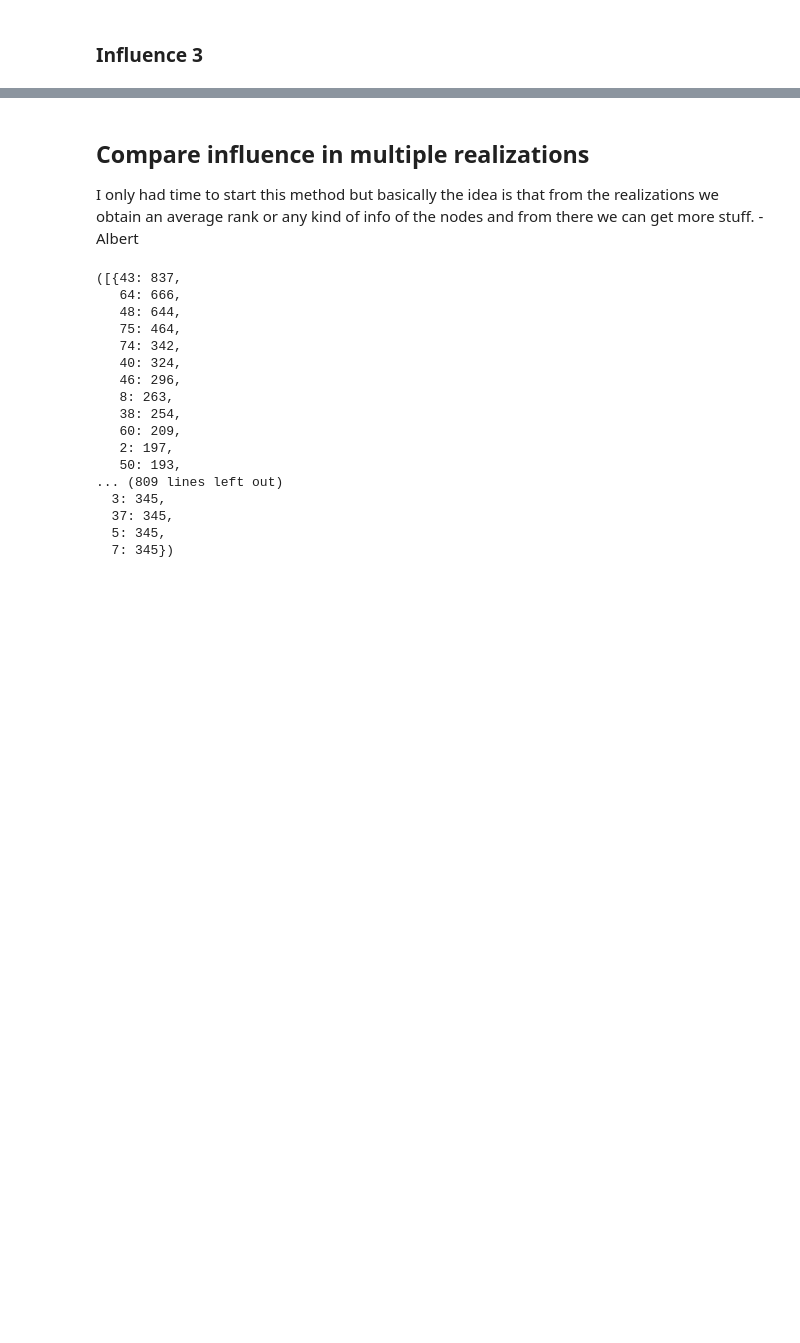
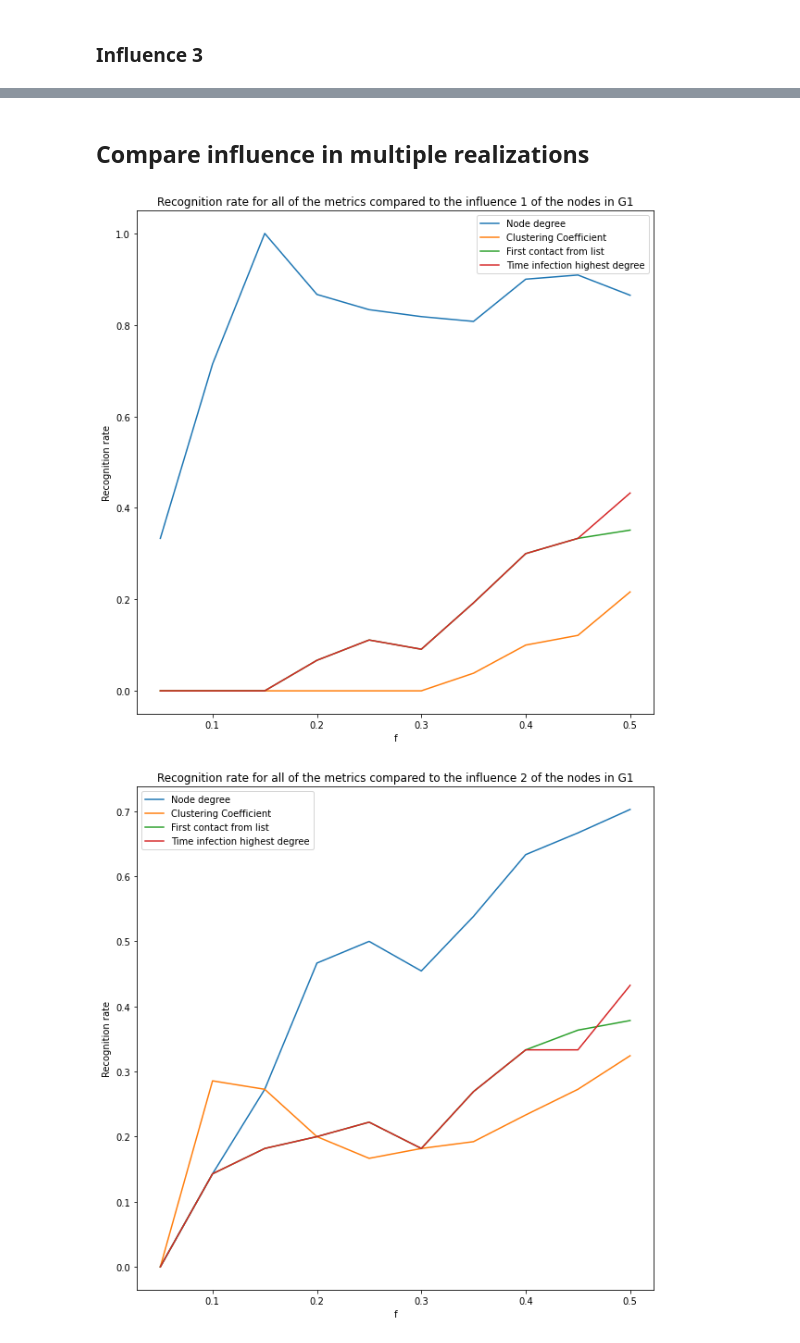
Before and after one commit to albertsolaroca/MDAC, a Jupyter notebook: Project 1/MDAC project.ipynb, the cells around one changed output, grey strips where cells are left out. Cells and saved outputs as stored; diff of their text form; code cells hidden in the pictures; blank space fills up the shorter version.

```diff
--- a/Project 1/MDAC project.ipynb
+++ b/Project 1/MDAC project.ipynb
@@ -504,7 +503,5 @@ Text(0.5, 1.0, 'G3')
 # %% [markdown]
 ## Compare influence in multiple realizations
-
-I only had time to start this method but basically the idea is that from the realizations we obtain an average rank or any kind of info of the nodes and from there we can get more stuff. -Albert
 # %%
 def nodal_influence_realizations(G,data,randomization=1,influence=1,time_fraction = 0.3):
     realizations = []
@@ -516,16 +513,16 @@ def nodal_influence_realizations(G,data,randomization=1,influence=1,time_fractio
     else:
         original_influence = influence_3(G, data, time_fraction)
 
-    for i in range(10):
+    for i in range(50):
 
         if randomization == 1:
             g_data = g1_randomize(data)
             g_randomization = nx.from_pandas_edgelist(G1_data, "node1", "node2", edge_attr=["timestamp"])
         elif randomization == 2:
-            g_data = g2_randomize(data)
+            g_data = g2_randomize(data,10000)
             g_randomization = nx.from_pandas_edgelist(G1_data, "node1", "node2", edge_attr=["timestamp"])
         else:
-            g_data = g3_randomize(data)
+            g_data = g3_randomize(data,10000)
             g_randomization = nx.from_pandas_edgelist(G1_data, "node1", "node2", edge_attr=["timestamp"])
 
         if influence == 1:
@@ -538,22 +535,13 @@ def nodal_influence_realizations(G,data,randomization=1,influence=1,time_fractio
         realizations.append(realization)
     return realizations, original_influence
 # %%
-nodal_influence_realizations(G,data)
+def average_rank(realizations,original_influence):
+
+    average_rank_dict = {}
+    for node in original_influence:
+        node_rank = 0
+        for realization in realizations:
+            node_rank += list(realization.keys()).index(node) * realization[node]
+        node_rank /= len(realizations)
+        average_rank_dict[node] = node_rank
+    return [k for k, v in sorted(average_rank_dict.items(), key=lambda item: item[1], reverse=False)]
-# %% [output]
-([{43: 837,
-   64: 666,
-   48: 644,
-   75: 464,
-   74: 342,
-   40: 324,
-   46: 296,
-   8: 263,
-   38: 254,
-   60: 209,
-   2: 197,
-   50: 193,
-... (809 lines left out)
-  3: 345,
-  37: 345,
-  5: 345,
-  7: 345})
@@ -559,0 +593,7 @@ nodal_influence_realizations(G,data)
+# %%
+for i in range(1,4):
+    for j in range(1,4):
+        metric_influence_randomization(G, data.to_records(index=False),randomization = i, influence = j)
+# %% [output]
+[figure, added]
+[figure, added]
```
Also changed, not shown: parts of 9 cells of this notebook, 5 other files.
